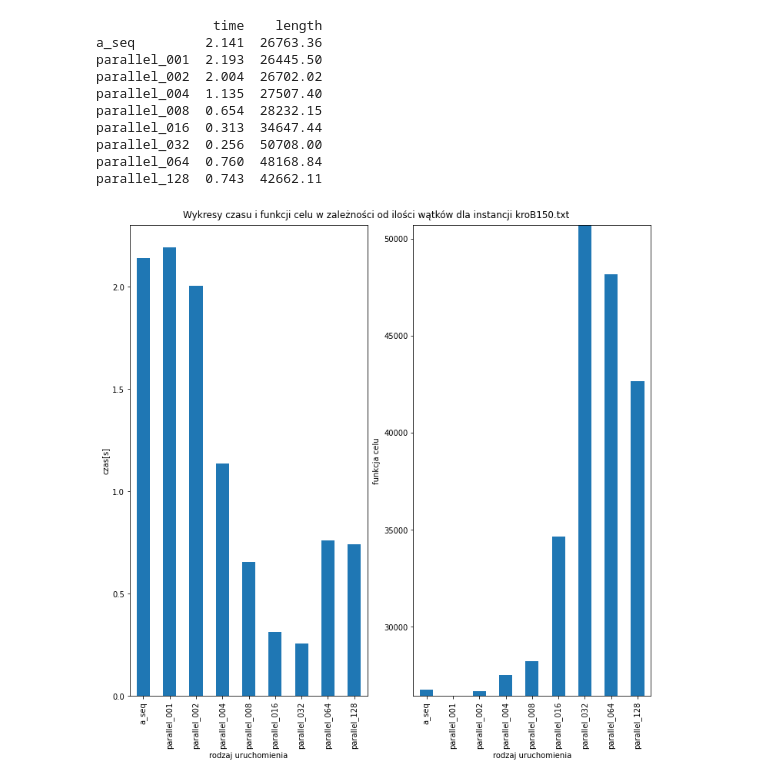
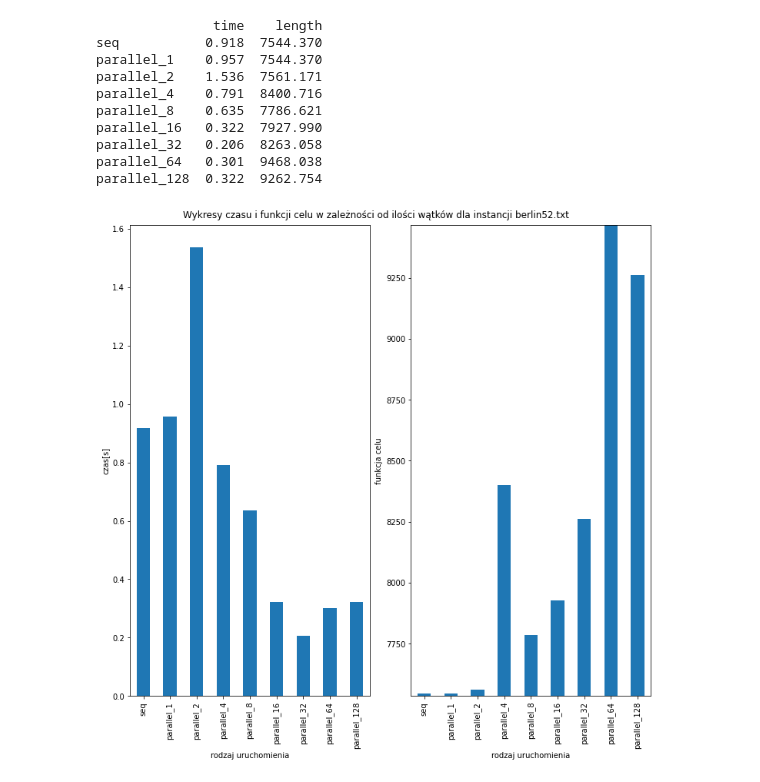
Before and after one commit to MichalKwarta/TSP-parallel-SA, a Jupyter notebook: SA/generate_plots.ipynb, the cells around one changed output. Cells and saved outputs as stored; diff of their text form; code cells hidden in the pictures.

```diff
--- a/SA/generate_plots.ipynb
+++ b/SA/generate_plots.ipynb
@@ -26,24 +26,24 @@ for file in list(bench_data.keys()):
 # %%
 
 def plot_instance(instance:str = 'berlin52.txt'):
     df =pd.DataFrame([[value[0],value[1]] for _,value in data_means[instance].items()],columns=['time','length'],index=[x for x in data_means[instance]])
     fig,ax = plt.subplots(nrows = 1, ncols = 2,constrained_layout=True)
     plt.rcParams['figure.figsize'] = (10,10)
     print(df)
     fig.suptitle("Wykresy czasu i funkcji celu w zależności od ilości wątków dla instancji "+instance)
     df['time'].plot(kind='bar',ax=ax[0],ylabel = 'czas[s]',xlabel='rodzaj uruchomienia')
     df['length'].plot(kind='bar',ax=ax[1],ylabel = 'funkcja celu',xlabel='rodzaj uruchomienia',ylim=(min(df['length'])-10,max(df['length'])))
 
-plot_instance('kroB150.txt')
+plot_instance('berlin52.txt')
 # %% [output]
                time    length
-a_seq         2.141  26763.36
-parallel_001  2.193  26445.50
-parallel_002  2.004  26702.02
-parallel_004  1.135  27507.40
-parallel_008  0.654  28232.15
-parallel_016  0.313  34647.44
-parallel_032  0.256  50708.00
-parallel_064  0.760  48168.84
-parallel_128  0.743  42662.11
+seq           0.918  7544.370
+parallel_1    0.957  7544.370
+parallel_2    1.536  7561.171
+parallel_4    0.791  8400.716
+parallel_8    0.635  7786.621
+parallel_16   0.322  7927.990
+parallel_32   0.206  8263.058
+parallel_64   0.301  9468.038
+parallel_128  0.322  9262.754
-[figure, old version]
+[figure, new version]
```
Also changed, not shown: 12 other files.
